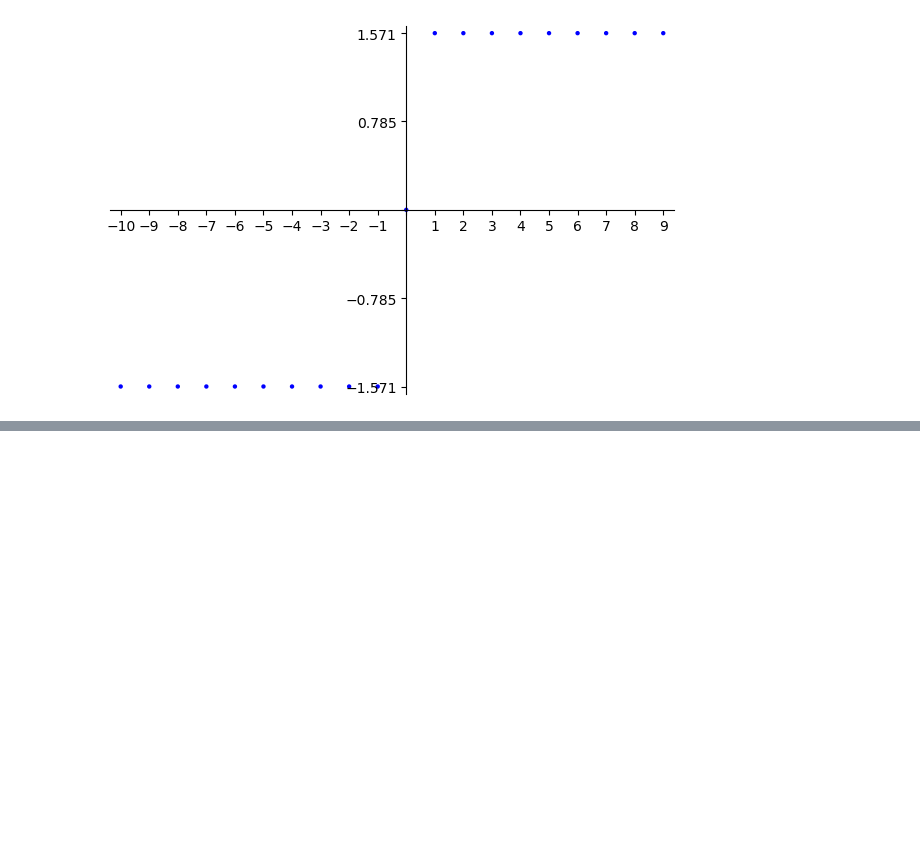
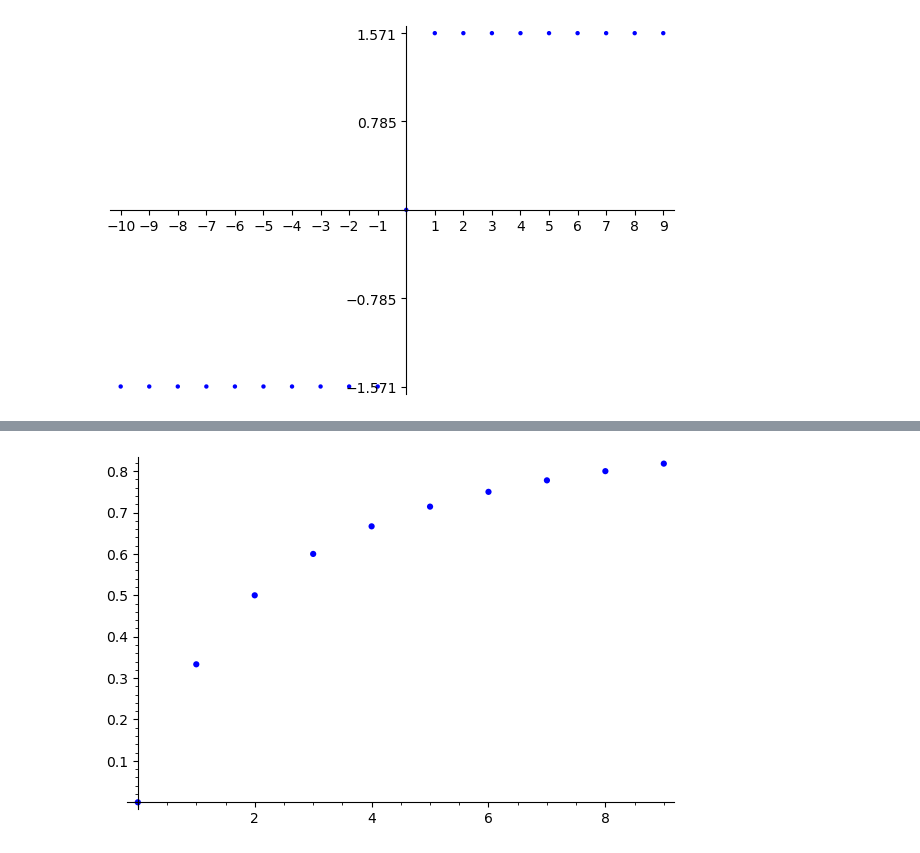
Before and after one commit to hrithik254/Signals-And-Systems, a Jupyter notebook: Signals and System.ipynb, the cells around one changed output, grey strips where cells are left out. Saved outputs shown, nothing was run; the diff lists cells and outputs as text; code cells hidden in the pictures; blank space fills up the shorter version.

```diff
--- a/Signals and System.ipynb
+++ b/Signals and System.ipynb
@@ -96,0 +104,7 @@ f.fourier_series_partial_sum??
+# %%
+# we convert h(k) to discrete time
+
+H = [(i,h(i)) for i in range(10)]
+list_plot(H, size = 20)
+# %% [output]
+[figure, added]
```
Also changed, not shown: parts of 2 cells of this notebook.
